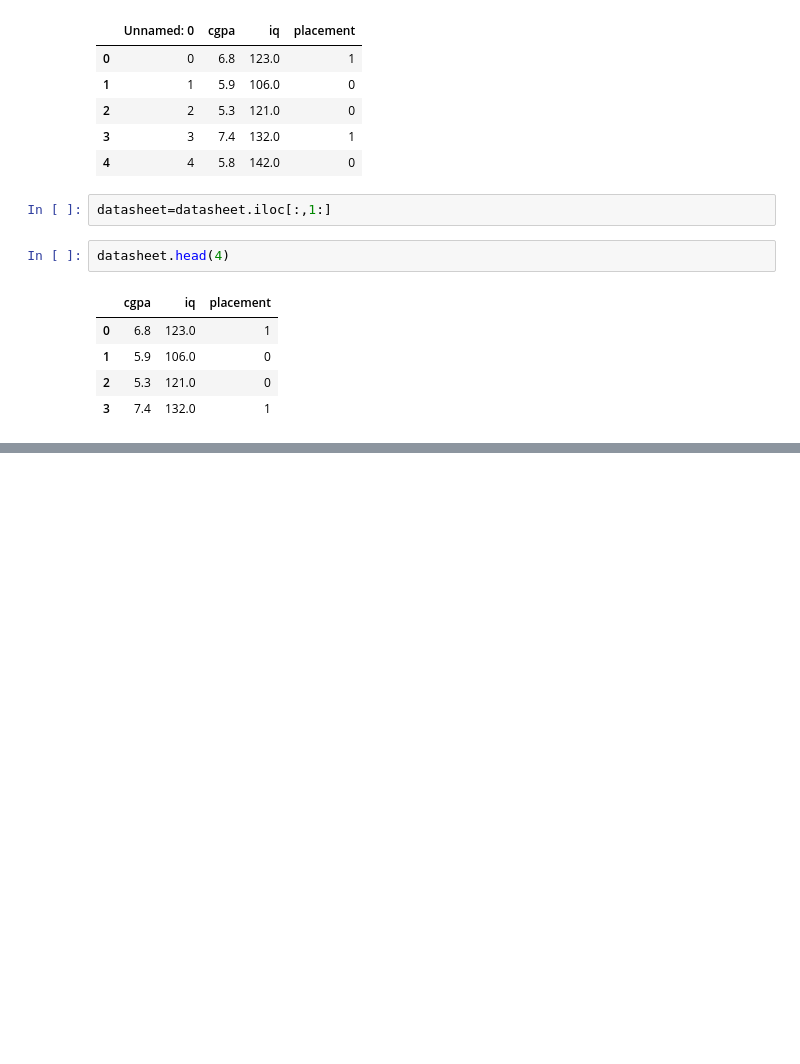
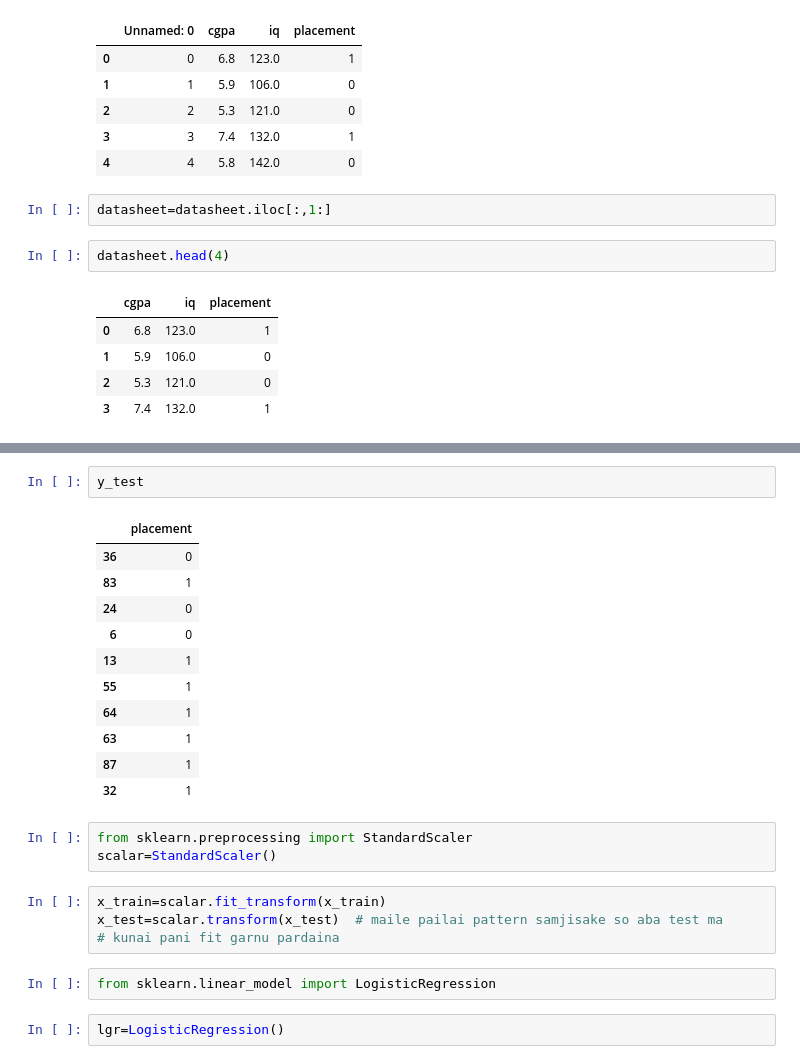
Before and after one commit to chandan11248/ML_learning, a Jupyter notebook: 1.ipynb, the cells around one changed output, grey strips where cells are left out. Drawn from its saved outputs; the diff is of its cells as text; blank space fills up the shorter version.

```diff
--- a/1.ipynb
+++ b/1.ipynb
@@ -27,0 +52,25 @@ datasheet.ndim
+# %%
+y_test
+# %% [output]
+|  | placement |
+| 36 | 0 |
+| 83 | 1 |
+| 24 | 0 |
+| 6 | 0 |
+| 13 | 1 |
+| 55 | 1 |
+| 64 | 1 |
+| 63 | 1 |
+| 87 | 1 |
+| 32 | 1 |
+# %%
+from sklearn.preprocessing import StandardScaler
+scalar=StandardScaler()
+# %%
+x_train=scalar.fit_transform(x_train)
+x_test=scalar.transform(x_test)  # maile pailai pattern samjisake so aba test ma
+# kunai pani fit garnu pardaina
+# %%
+from sklearn.linear_model import LogisticRegression
+# %%
+lgr=LogisticRegression()
```
Also changed, not shown: parts of 12 cells of this notebook, 1 other file.
